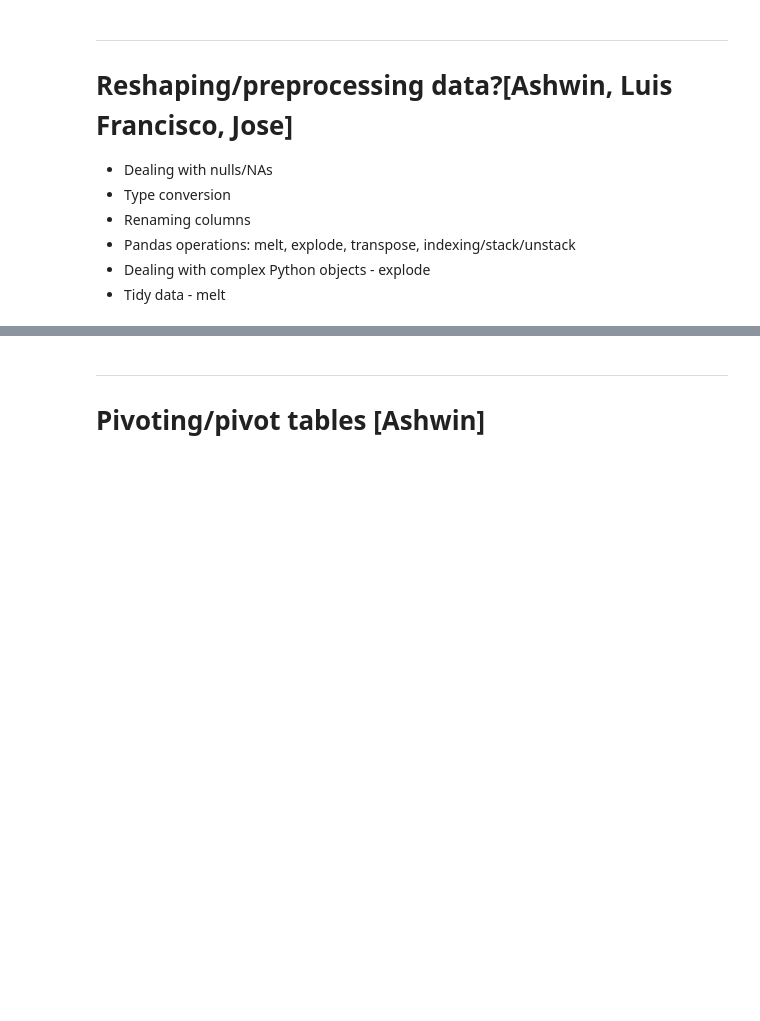
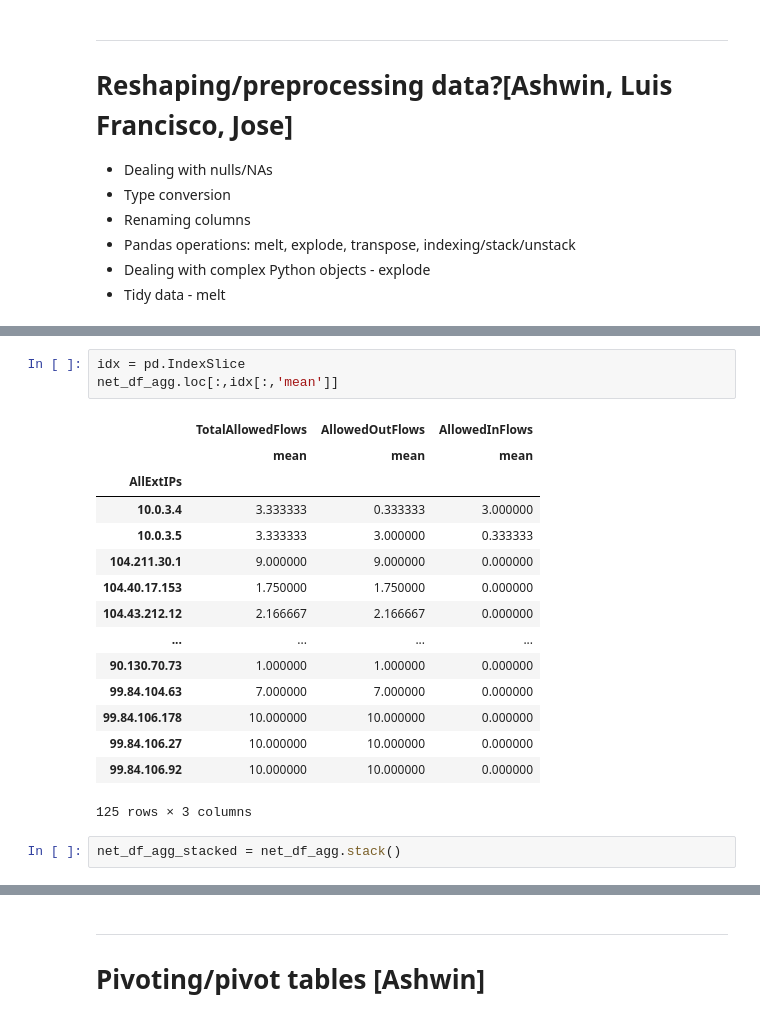
Before and after one commit to OTRF/infosec-jupyterthon, a Jupyter notebook: docs/workshops/2021/notebooks_for_secutity_operations/day2/day2-3-Advanced pandas.ipynb, the cells around one changed output, grey strips where cells are left out. Drawn from its saved outputs; the diff is of its cells as text; blank space fills up the shorter version.

```diff
--- a/docs/workshops/2021/notebooks_for_secutity_operations/day2/day2-3-Advanced pandas.ipynb
+++ b/docs/workshops/2021/notebooks_for_secutity_operations/day2/day2-3-Advanced pandas.ipynb
@@ -393,0 +644,21 @@ summary_df.style.set_properties(**{
+# %%
+idx = pd.IndexSlice
+net_df_agg.loc[:,idx[:,'mean']]
+# %% [output]
+|  | TotalAllowedFlows | AllowedOutFlows | AllowedInFlows |
+|  | mean | mean | mean |
+| AllExtIPs |  |  |  |
+| 10.0.3.4 | 3.333333 | 0.333333 | 3.000000 |
+| 10.0.3.5 | 3.333333 | 3.000000 | 0.333333 |
+| 104.211.30.1 | 9.000000 | 9.000000 | 0.000000 |
+| 104.40.17.153 | 1.750000 | 1.750000 | 0.000000 |
+| 104.43.212.12 | 2.166667 | 2.166667 | 0.000000 |
+| ... | ... | ... | ... |
+| 90.130.70.73 | 1.000000 | 1.000000 | 0.000000 |
+| 99.84.104.63 | 7.000000 | 7.000000 | 0.000000 |
+| 99.84.106.178 | 10.000000 | 10.000000 | 0.000000 |
+| 99.84.106.27 | 10.000000 | 10.000000 | 0.000000 |
+| 99.84.106.92 | 10.000000 | 10.000000 | 0.000000 |
+125 rows × 3 columns
+# %%
+net_df_agg_stacked = net_df_agg.stack()
```
Also changed, not shown: parts of 69 cells of this notebook.
